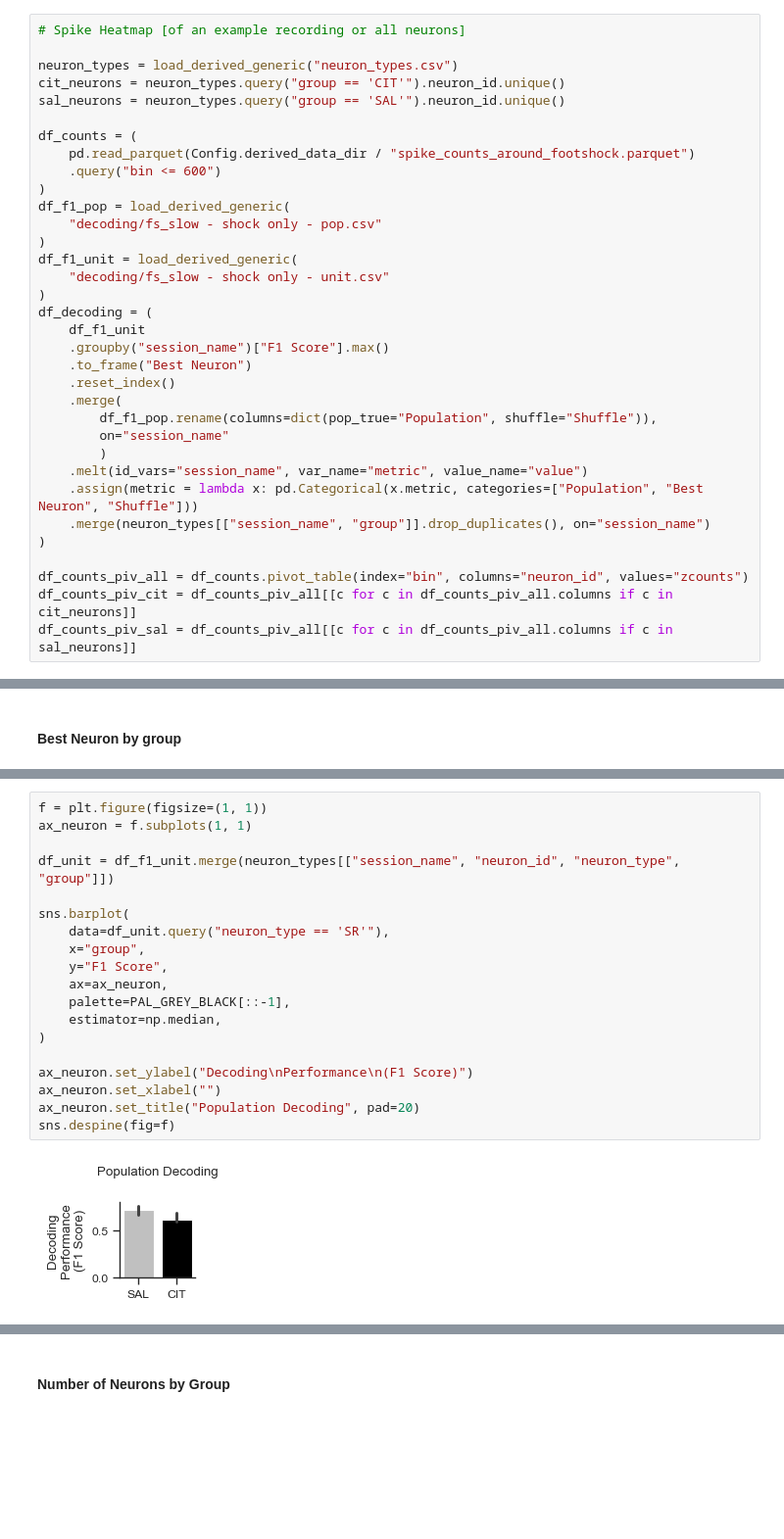
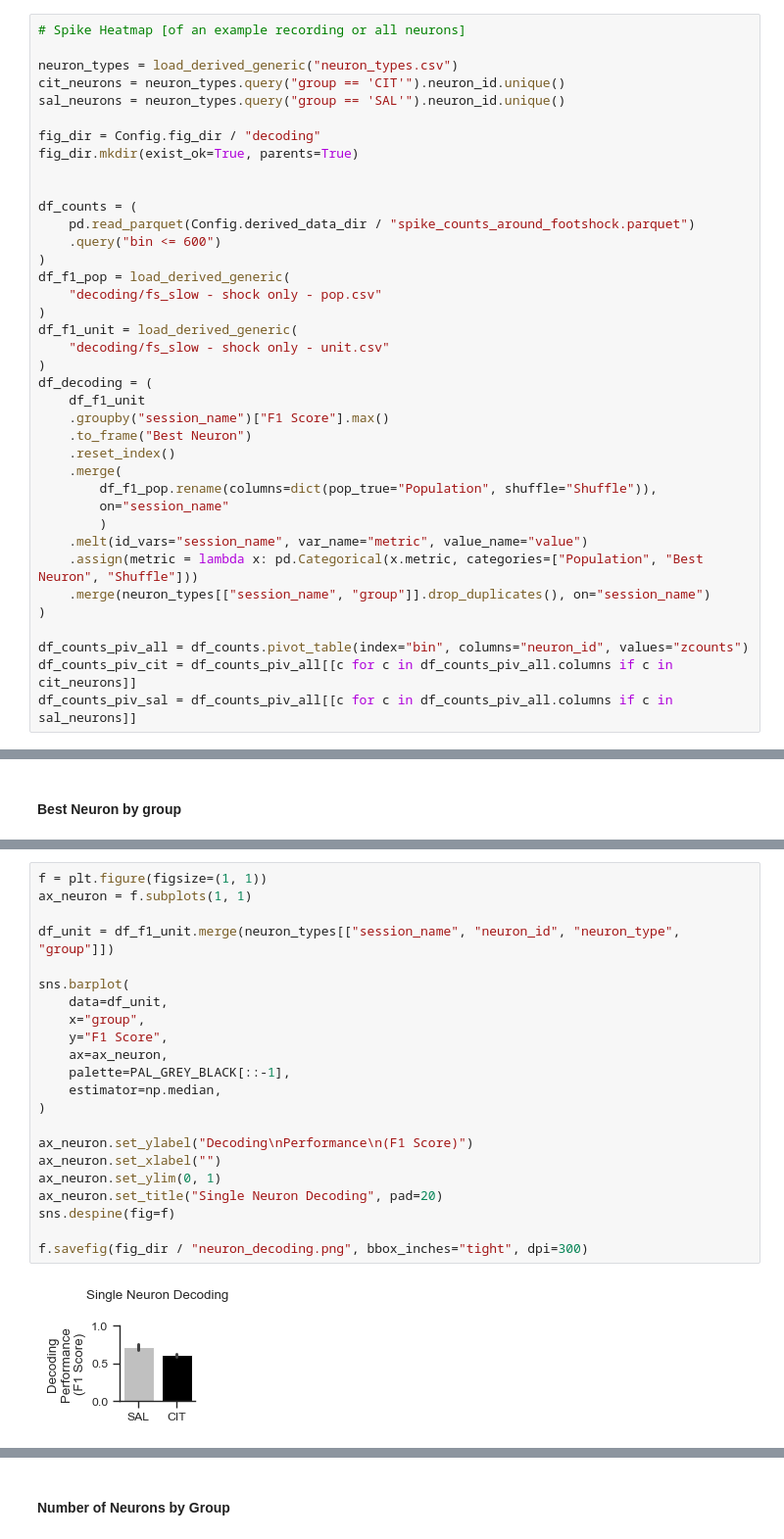
Before and after one commit to Ruairi-osul/SSRI-Interactions, a Jupyter notebook: notebooks/Foot Shock - Slow/Decode Slow Fig.ipynb, the cells around one changed output, grey strips where cells are left out. Shown: that part at 98% size. Drawn from its saved outputs; the diff is of its cells as text; blank space fills up the shorter version.

Commit message:
updated decoding slow

```diff
--- a/notebooks/Foot Shock - Slow/Decode Slow Fig.ipynb
+++ b/notebooks/Foot Shock - Slow/Decode Slow Fig.ipynb
@@ -22,6 +22,10 @@ sns.set_theme(style="ticks", context="paper")
 neuron_types = load_derived_generic("neuron_types.csv")
 cit_neurons = neuron_types.query("group == 'CIT'").neuron_id.unique()
 sal_neurons = neuron_types.query("group == 'SAL'").neuron_id.unique()
+
+fig_dir = Config.fig_dir / "decoding"
+fig_dir.mkdir(exist_ok=True, parents=True)
+
 
 df_counts = (
     pd.read_parquet(Config.derived_data_dir / "spike_counts_around_footshock.parquet")
@@ -154,24 +161,27 @@ sns.despine(fig=f)
 # %%
 f = plt.figure(figsize=(1, 1))
 ax_neuron = f.subplots(1, 1)
 
 df_unit = df_f1_unit.merge(neuron_types[["session_name", "neuron_id", "neuron_type", "group"]])
 
 sns.barplot(
-    data=df_unit.query("neuron_type == 'SR'"),
+    data=df_unit,
     x="group",
     y="F1 Score",
     ax=ax_neuron,
     palette=PAL_GREY_BLACK[::-1],
     estimator=np.median,
 )
 
 ax_neuron.set_ylabel("Decoding\nPerformance\n(F1 Score)")
 ax_neuron.set_xlabel("")
-ax_neuron.set_title("Population Decoding", pad=20)
+ax_neuron.set_ylim(0, 1)
+ax_neuron.set_title("Single Neuron Decoding", pad=20)
 sns.despine(fig=f)
+
+f.savefig(fig_dir / "neuron_decoding.png", bbox_inches="tight", dpi=300)
 # %% [output]
-[figure, old version]
+[figure, new version]
 # %%
 g = sns.FacetGrid(
     data=df_unit,
```
Also changed, not shown: parts of 10 cells of this notebook.
